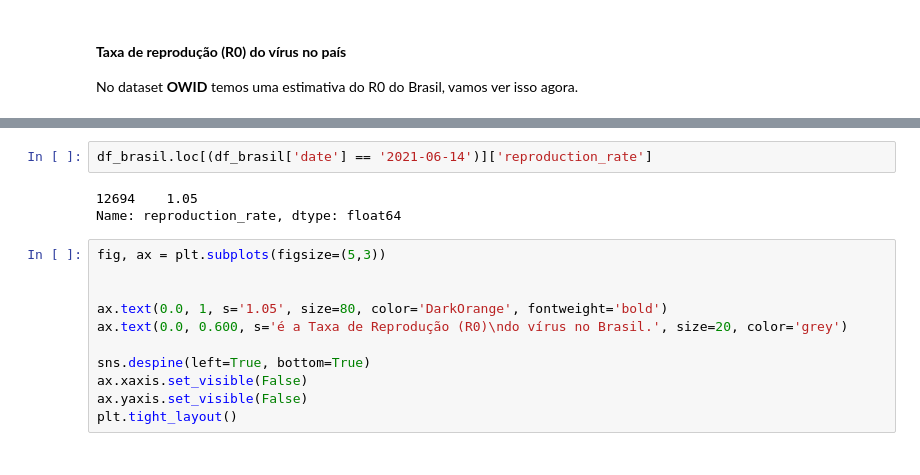
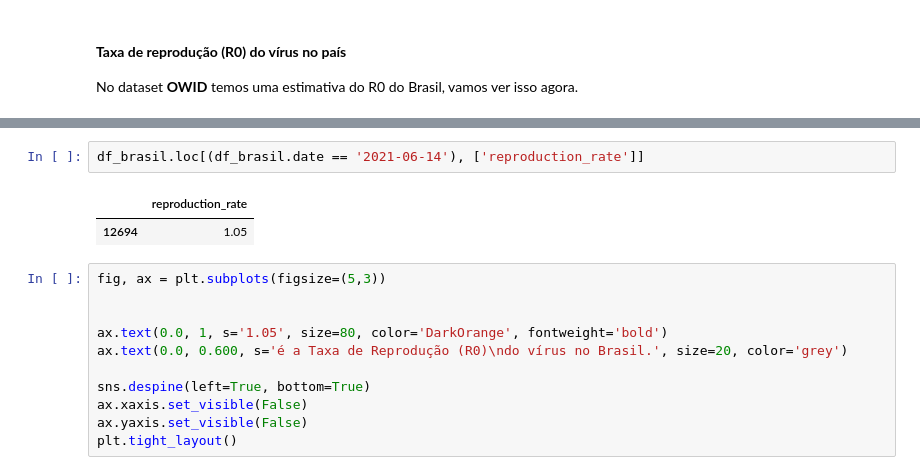
Before and after one commit to roberto-paixao/panorama-covid-mundial, a Jupyter notebook: Panorama_do_COVID_19_no_Brasil.ipynb, the cells around one changed output, grey strips where cells are left out. Cells and saved outputs as stored; diff of their text form.

```diff
--- a/Panorama_do_COVID_19_no_Brasil.ipynb
+++ b/Panorama_do_COVID_19_no_Brasil.ipynb
@@ -1406,10 +1406,10 @@ plt.tight_layout()
 # %% [output]
 [figure]
 # %%
-df_brasil.loc[(df_brasil['date'] == '2021-06-14')]['reproduction_rate']
+df_brasil.loc[(df_brasil.date == '2021-06-14'), ['reproduction_rate']]
 # %% [output]
-12694    1.05
-Name: reproduction_rate, dtype: float64
+|  | reproduction_rate |
+| 12694 | 1.05 |
 # %%
 fig, ax = plt.subplots(figsize=(5,3))
 
```
Also changed, not shown: parts of 29 cells of this notebook.
